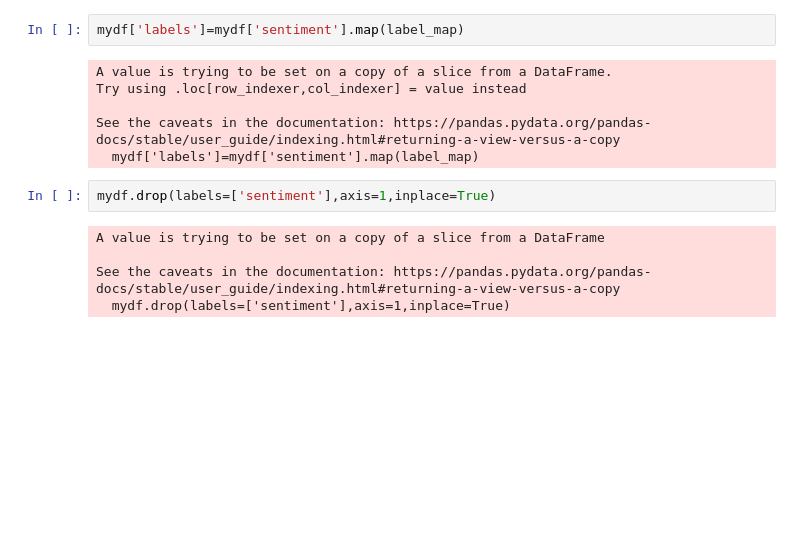
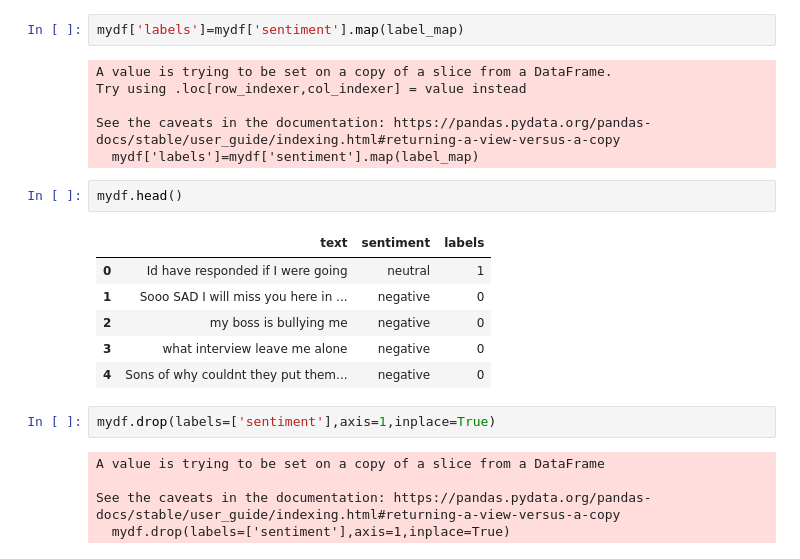
Before and after one commit to Shivachauhan17/sentiment-classification-using-bert, a Jupyter notebook: sentiment_classification.ipynb, the cells around one changed output. Cells and saved outputs as stored; diff of their text form; blank space fills up the shorter version.

```diff
--- a/sentiment_classification.ipynb
+++ b/sentiment_classification.ipynb
@@ -67,6 +79,15 @@ Try using .loc[row_indexer,col_indexer] = value instead
 
 See the caveats in the documentation: https://pandas.pydata.org/pandas-docs/stable/user_guide/indexing.html#returning-a-view-versus-a-copy
   mydf['labels']=mydf['sentiment'].map(label_map)
+# %%
+mydf.head()
+# %% [output]
+|  | text | sentiment | labels |
+| 0 | Id have responded if I were going | neutral | 1 |
+| 1 | Sooo SAD I will miss you here in ... | negative | 0 |
+| 2 | my boss is bullying me | negative | 0 |
+| 3 | what interview leave me alone | negative | 0 |
+| 4 | Sons of why couldnt they put them... | negative | 0 |
 # %%
 mydf.drop(labels=['sentiment'],axis=1,inplace=True)
 # %% [output]
```
Also changed, not shown: parts of 16 cells of this notebook, 7 other files.
